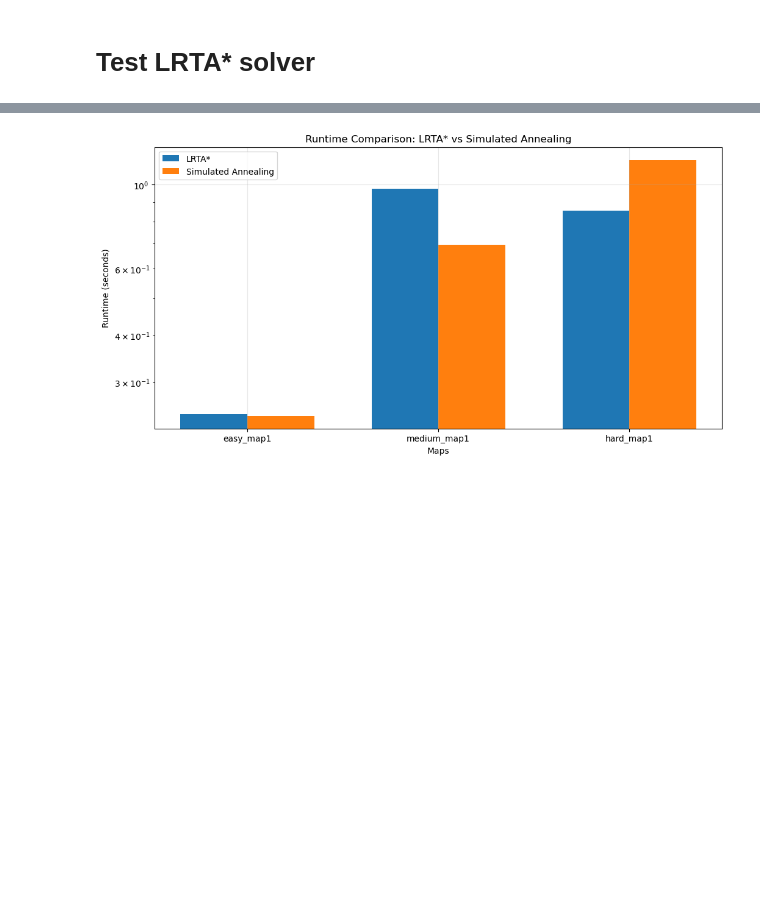
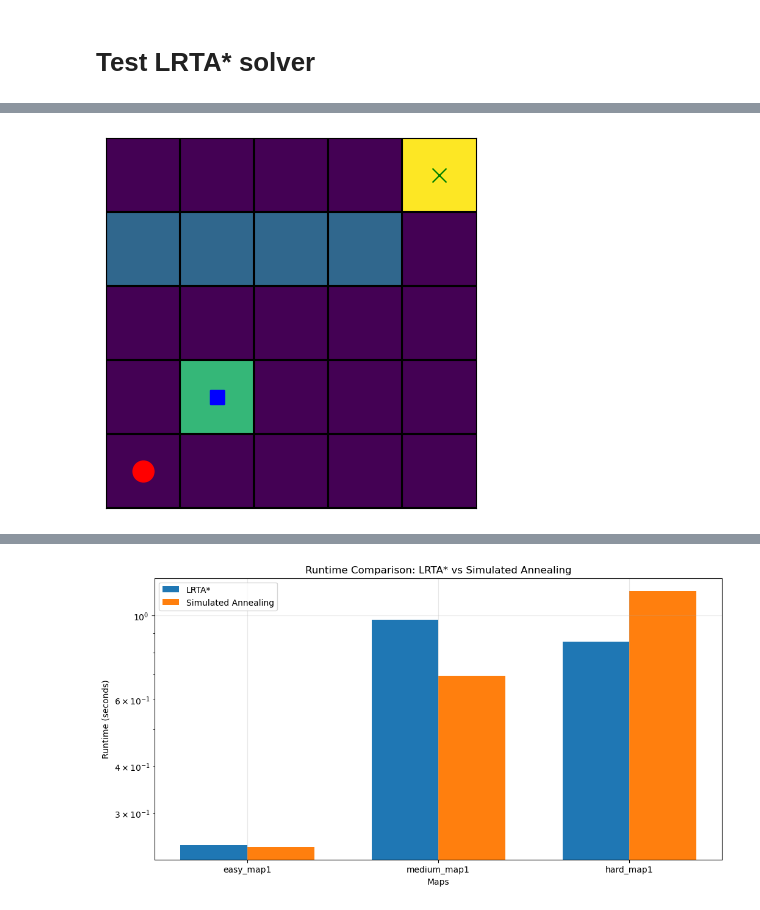
Before and after one commit to denboba/sokoban_AI, a Jupyter notebook: main.ipynb, the cells around one changed output, grey strips where cells are left out. Cells and saved outputs as stored; diff of their text form; code cells hidden in the pictures; blank space fills up the shorter version.

Commit message:
easy map done

```diff
--- a/main.ipynb
+++ b/main.ipynb
@@ -19,9 +21,21 @@ from search_methods.simmulated_annealing import SimulatedAnnealing
+# %%
+test_maps = [
+    'tests/easy_map1.yaml',
+    'tests/easy_map2.yaml',
+    'tests/medium_map1.yaml',
+    'tests/medium_map2.yaml',
+    'tests/hard_map1.yaml',
+    'tests/hard_map2.yaml',
+    'tests/large_map1.yaml',
+    'tests/large_map2.yaml',
+    'tests/super_hard_map1.yaml'
+]
 # %% [markdown]
 # Test LRTA* solver
 # %%
-sokoban_map = Map.from_yaml('tests/easy_map1.yaml')
+sokoban_map = Map.from_yaml(test_maps[3])
 print("Testing LRTA* solver:")
-lrta_solver = LRTAStar(max_iterations=10000)
+lrta_solver = LRTAStar(max_iterations=50000)
 start_time = time.time()
 solution = lrta_solver.solve(sokoban_map)
 solve_time = time.time() - start_time
@@ -83,0 +92,63 @@ Final state:
+# %%
+from sokoban.map import Map
+from search_methods.lrta_star import LRTAStar
+from search_methods.simmulated_annealing import SimulatedAnnealing
+
+def test_solver(solver, map_path, show_plots=True):
+    print(f"\nTesting {solver.__class__.__name__} on {map_path}")
+    sokoban_map = Map.from_yaml(map_path)
+
+    if show_plots:
+        print("\nInitial state:")
+        sokoban_map.plot_map()
+
+    start_time = time.time()
+    solution = solver.solve(sokoban_map)
+    solve_time = time.time() - start_time
+
+    if solution:
+        print(f"✓ Solution found with {len(solution)} moves")
+        print(f"✓ Pull moves used: {sum(1 for move in solution if move >= 4)}")
+        print(f"✓ Time taken: {solve_time:.2f} seconds")
+
+        # Show final state
+        final_state = Map.from_yaml(map_path)
+        for move in solution:
+            final_state.apply_move(move)
+
+        if show_plots:
+            print("\nFinal state:")
+            final_state.plot_map()
+
+        # Save visualization
+        output_name = f"{solver.__class__.__name__.lower()}_{map_path.split('/')[-1].replace('.yaml', '')}"
+        final_state.save_map('images', f'{output_name}_solution.png')
+        return True
+    else:
+        print("✗ No solution found")
+        return False
+
+# Test maps with both solvers
+for map_path in test_maps[:4]:  # Start with first 4 maps (easy and medium)
+    print("\n" + "="*50)
+    print(f"Testing map: {map_path}")
+    print("="*50)
+
+    # Test LRTA*
+    lrta_solver = LRTAStar(max_iterations=50000)
+    lrta_success = test_solver(lrta_solver, map_path)
+
+    # Test Simulated Annealing
+    sa_solver = SimulatedAnnealing(
+        initial_temp=100.0,
+        cooling_rate=0.995,
+        min_temp=0.01,
+        max_iterations=10000
+    )
+    sa_success = test_solver(sa_solver, map_path)
+
+    # Print comparison
+    print("\nComparison:")
+    print(f"LRTA*: {'Solved ✓' if lrta_success else 'Failed ✗'}")
+    print(f"SimulatedAnnealing: {'Solved ✓' if sa_success else 'Failed ✗'}")
+# %% [output]
@@ -83,0 +190 @@ Final state:
+[figure, added]
```
Also changed, not shown: parts of 7 cells of this notebook, 7 other files.
